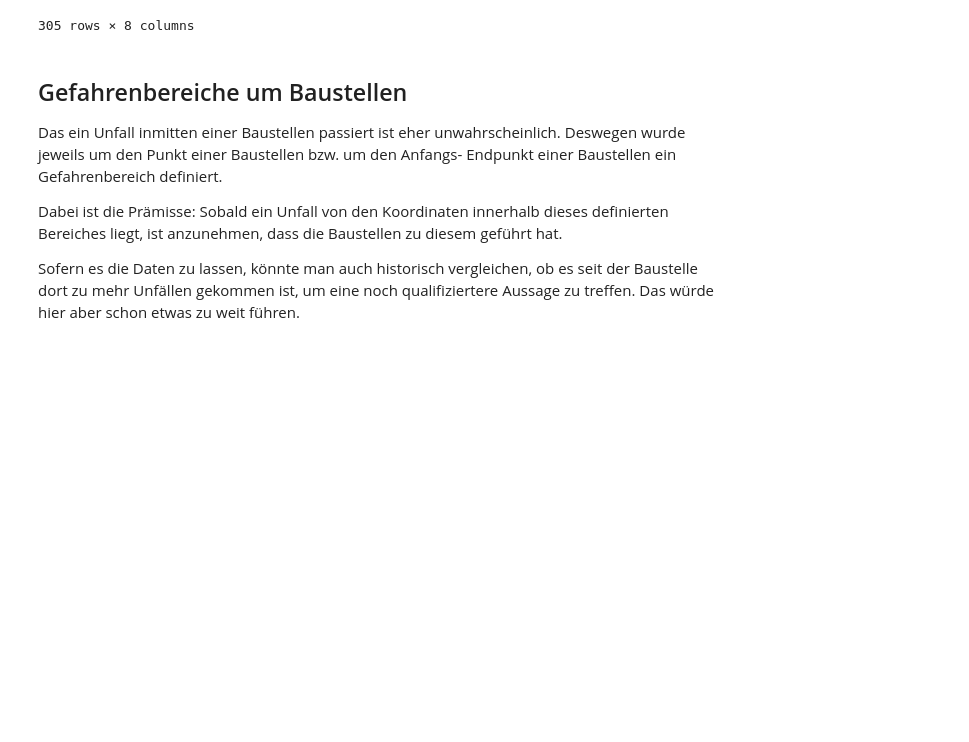
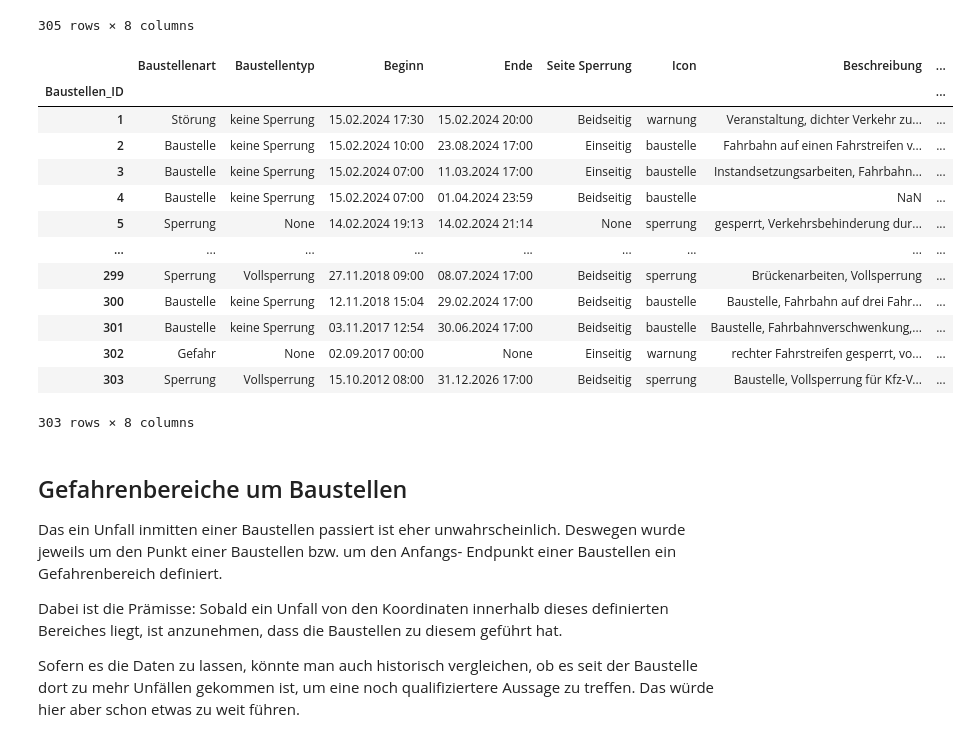
Before and after one commit to ooxiel/BIA_Unfaelle_Berlin, a Jupyter notebook: ETL.ipynb, the cells around one changed output. Cells and saved outputs as stored; diff of their text form; code cells hidden in the pictures; blank space fills up the shorter version.

```diff
--- a/ETL.ipynb
+++ b/ETL.ipynb
@@ -1493,6 +1436,35 @@ df_baustellen
 | 304 | Gefahr | None | 02.09.2017 00:00 | None | Einseitig | warnung | rechter Fahrstreifen gesperrt, vo... | ... |
 | 305 | Sperrung | Vollsperrung | 15.10.2012 08:00 | 31.12.2026 17:00 | Beidseitig | sperrung | Baustelle, Vollsperrung für Kfz-V... | ... |
 305 rows × 8 columns
+# %%
+#####################################
+# Nachträgliche Anpassung Dataframe #
+#####################################
+# bei Visualisierung festgestellt, dass 7 und 9 keine Baustelle in Berlin sind und somit keine Bewandnis für Projekt haben
+# werden hier gelöscht
+
+df_baustellen.drop(7, inplace=True)
+df_baustellen.drop(9, inplace=True)
+
+df_baustellen.index       = [x for x in range(1, len(df_baustellen.values)+1)]  # neuen Index erstellen
+df_baustellen.index.name  = 'Baustellen_ID'                                     # Namen von Index ändern
+
+df_baustellen
+# %% [output]
+|  | Baustellenart | Baustellentyp | Beginn | Ende | Seite Sperrung | Icon | Beschreibung | ... |
+| Baustellen_ID |  |  |  |  |  |  |  | ... |
+| 1 | Störung | keine Sperrung | 15.02.2024 17:30 | 15.02.2024 20:00 | Beidseitig | warnung | Veranstaltung, dichter Verkehr zu... | ... |
+| 2 | Baustelle | keine Sperrung | 15.02.2024 10:00 | 23.08.2024 17:00 | Einseitig | baustelle | Fahrbahn auf einen Fahrstreifen v... | ... |
+| 3 | Baustelle | keine Sperrung | 15.02.2024 07:00 | 11.03.2024 17:00 | Einseitig | baustelle | Instandsetzungsarbeiten, Fahrbahn... | ... |
+| 4 | Baustelle | keine Sperrung | 15.02.2024 07:00 | 01.04.2024 23:59 | Beidseitig | baustelle | NaN | ... |
+| 5 | Sperrung | None | 14.02.2024 19:13 | 14.02.2024 21:14 | None | sperrung | gesperrt, Verkehrsbehinderung dur... | ... |
+| ... | ... | ... | ... | ... | ... | ... | ... | ... |
+| 299 | Sperrung | Vollsperrung | 27.11.2018 09:00 | 08.07.2024 17:00 | Beidseitig | sperrung | Brückenarbeiten, Vollsperrung | ... |
+| 300 | Baustelle | keine Sperrung | 12.11.2018 15:04 | 29.02.2024 17:00 | Beidseitig | baustelle | Baustelle, Fahrbahn auf drei Fahr... | ... |
+| 301 | Baustelle | keine Sperrung | 03.11.2017 12:54 | 30.06.2024 17:00 | Beidseitig | baustelle | Baustelle, Fahrbahnverschwenkung,... | ... |
+| 302 | Gefahr | None | 02.09.2017 00:00 | None | Einseitig | warnung | rechter Fahrstreifen gesperrt, vo... | ... |
+| 303 | Sperrung | Vollsperrung | 15.10.2012 08:00 | 31.12.2026 17:00 | Beidseitig | sperrung | Baustelle, Vollsperrung für Kfz-V... | ... |
+303 rows × 8 columns
 # %% [markdown]
 ## Gefahrenbereiche um Baustellen
 
```
Also changed, not shown: parts of 107 cells of this notebook, 40 other files.
